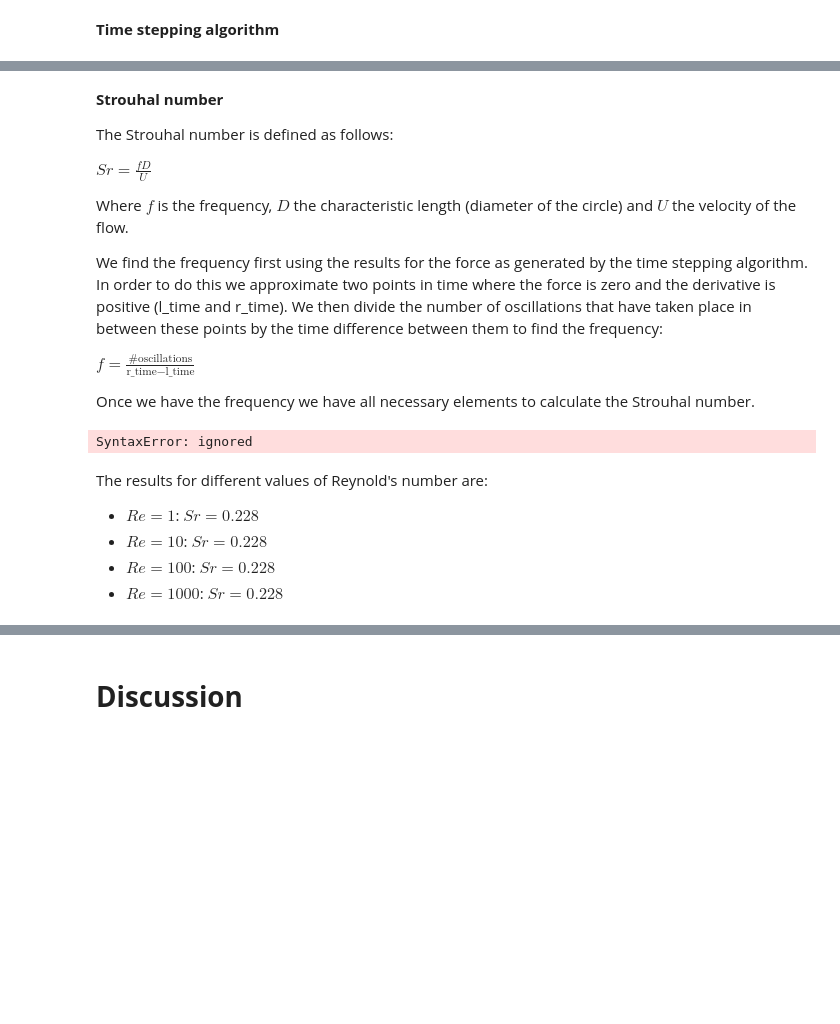
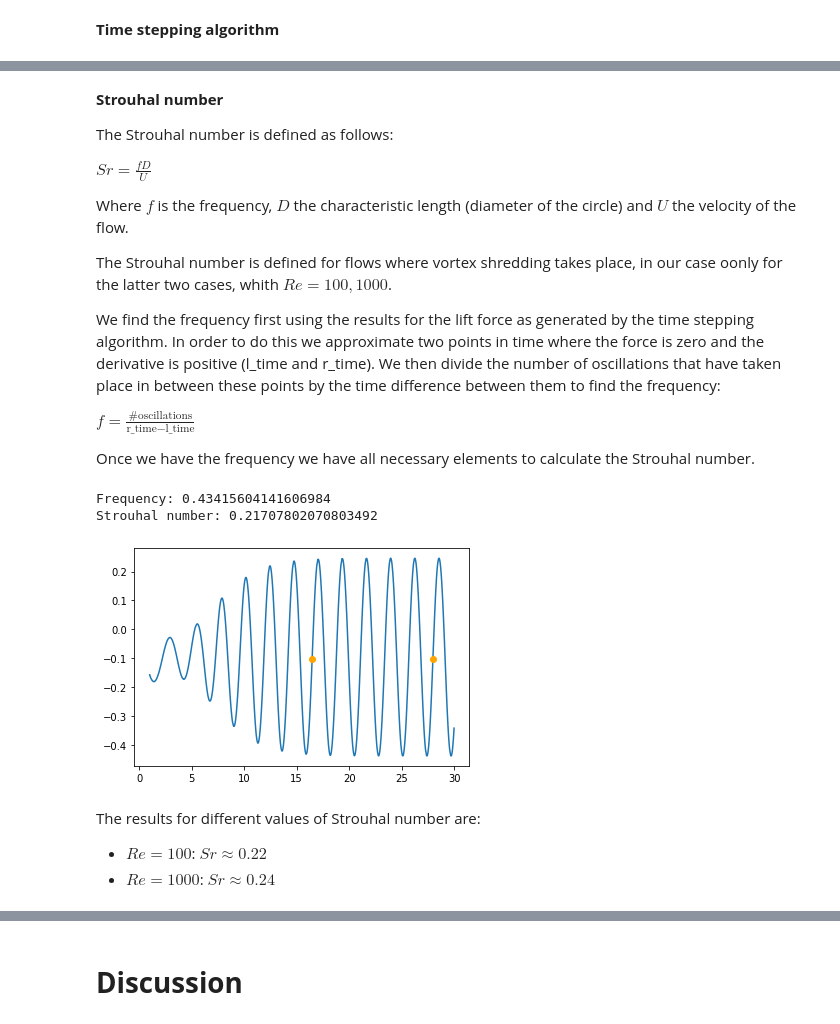
Before and after one commit to johanhoffman/DD2365-VT20, a Jupyter notebook: Lab-2/Linde-Navier-Stokes.ipynb, the cells around one changed output, grey strips where cells are left out. Cells and saved outputs as stored; diff of their text form; code cells hidden in the pictures; blank space fills up the shorter version.

```diff
--- a/Lab-2/Linde-Navier-Stokes.ipynb
+++ b/Lab-2/Linde-Navier-Stokes.ipynb
@@ -411,39 +412,40 @@ $Sr = \frac{fD}{U}$
 
 Where $f$ is the frequency, $D$ the characteristic length (diameter of the circle) and $U$ the velocity of the flow.
 
-We find the frequency first using the results for the force as generated by the time stepping algorithm. In order to do this we approximate two points in time where the force is zero and the derivative is positive (l_time and r_time). We then divide the number of oscillations that have taken place in between these points by the time difference between them to find the frequency:
+The Strouhal number is defined for flows where vortex shredding takes place, in our case oonly for the latter two cases, whith $Re = 100, 1000$.
+
+We find the frequency first using the results for the lift force as generated by the time stepping algorithm. In order to do this we approximate two points in time where the force is zero and the derivative is positive (l_time and r_time). We then divide the number of oscillations that have taken place in between these points by the time difference between them to find the frequency:
 
 $f = \frac{\textrm{#oscillations}}{\textrm{r_time}-\textrm{l_time}}$
 
 Once we have the frequency we have all necessary elements to calculate the Strouhal number.
 # %%
 tops=[]
-mid = np.mean(force_array[ int(len(force_array)/2):len(force_array)-1]) #(np.amax(force_array)+np.amin(force_array))/2
+mid = np.mean(force_array[ int(len(force_array)/4):len(force_array)-1]) #(np.amax(force_array)+np.amin(force_array))/2
 for i in range(len(force_array)-1,int( len(force_array)/2),-1):
   if force_array[i-1]< mid and force_array[i] > mid:
     tops.append(i)
 
 l_time = time[tops[-1]-1] + (abs(force_array[tops[-1]-1]-mid)/(force_array[tops[-1]]-mid-force_array[tops[-1]-1]-mid))*(time[tops[-1]]-time[tops[-1]-1])
 r_time = time[tops[0]-1] + (abs(force_array[tops[0]-1]-mid)/(force_array[tops[0]]-mid-force_array[tops[0]-1]-mid))*(time[tops[0]]-time[tops[0]-1])
 
 fig = plt.figure()
 sub = fig.add_subplot(111)
 sub.plot(time, force_array, zorder = -1)
-sub.scatter(time[tops÷], force_array[tops])
+# sub.scatter(time[tops], force_array[tops])
 sub.scatter([l_time,r_time], [mid,mid], c= 'orange')
 
 freq = (len(tops)-1)/(r_time-l_time)
 print('Frequency:', freq)
 
 sr = freq*2*rc/uin
 print('Strouhal number:', sr)
 # %% [output]
-SyntaxError: ignored
+Frequency: 0.43415604141606984
+Strouhal number: 0.21707802070803492
+[figure, added]
 # %% [markdown]
-The results for different values of Reynold's number are:
+The results for different values of Strouhal number are:
 
-
-*   $Re = 1$: $Sr = 0.228$
-*   $Re = 10$: $Sr = 0.228$
-*   $Re = 100$: $Sr = 0.228$
-*   $Re = 1000$: $Sr = 0.228$
+*   $Re = 100$: $Sr \approx 0.22$
+*   $Re = 1000$: $Sr \approx 0.24$
```
Also changed, not shown: parts of 18 cells of this notebook.
